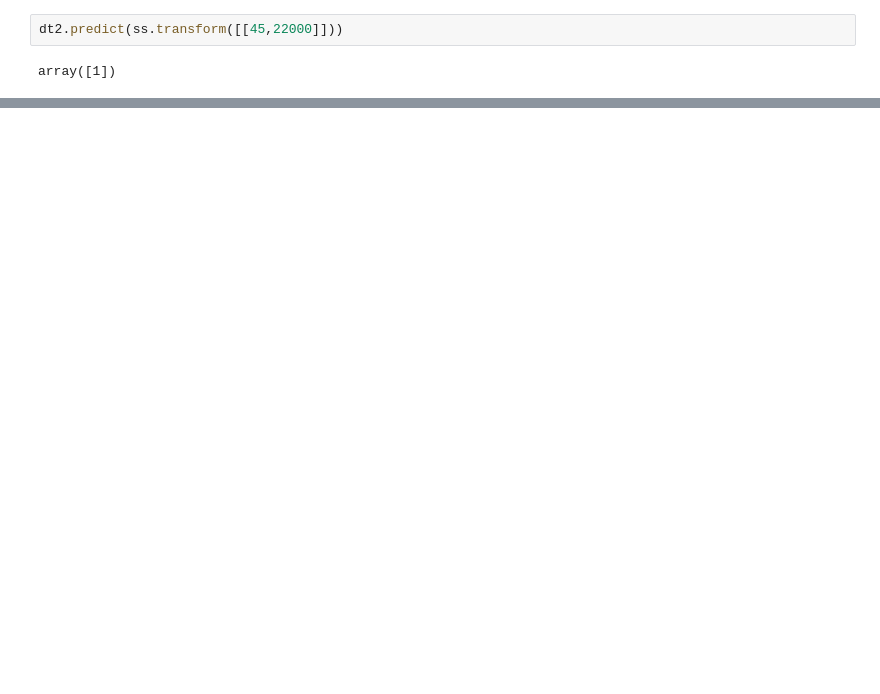
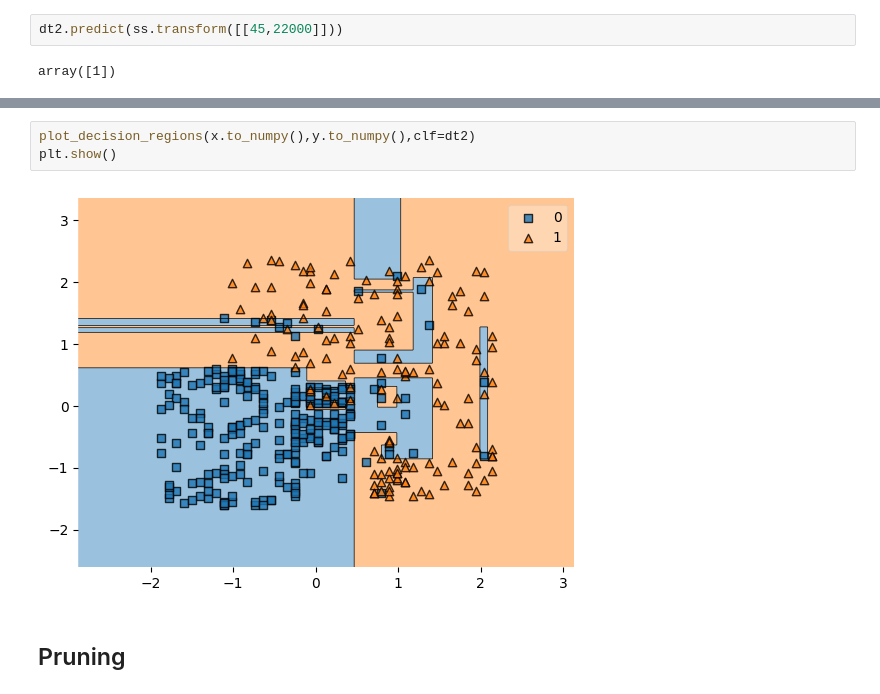
Before and after one commit to harshit193/Learning-Data-Science, a Jupyter notebook: Machine Learning files/Supervised_ML/Decision_Tree.ipynb, the cells around one changed output, grey strips where cells are left out. Drawn from its saved outputs; the diff is of its cells as text; blank space fills up the shorter version.

Commit message:
Decision tree file updated

```diff
--- a/Machine Learning files/Supervised_ML/Decision_Tree.ipynb
+++ b/Machine Learning files/Supervised_ML/Decision_Tree.ipynb
@@ -146,0 +153,7 @@ array([1])
+# %%
+plot_decision_regions(x.to_numpy(),y.to_numpy(),clf=dt2)
+plt.show()
+# %% [output]
+[figure, added]
+# %% [markdown]
+## Pruning
```
Also changed, not shown: parts of 42 cells of this notebook, 1 other file.
